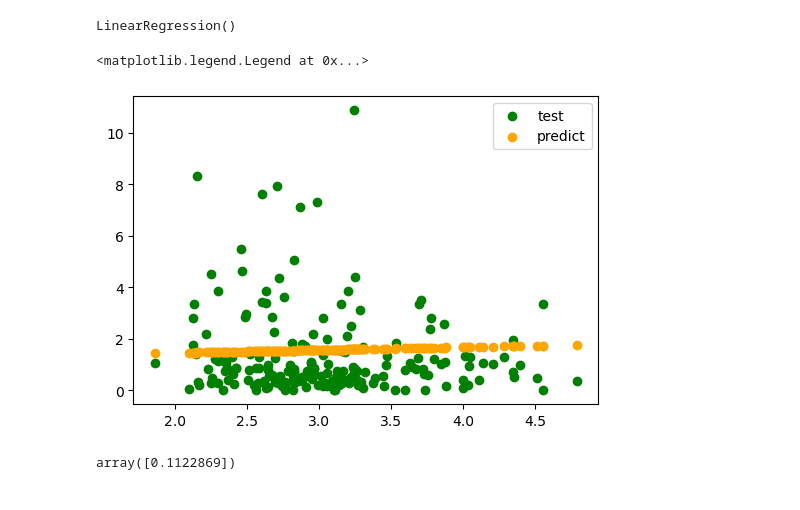
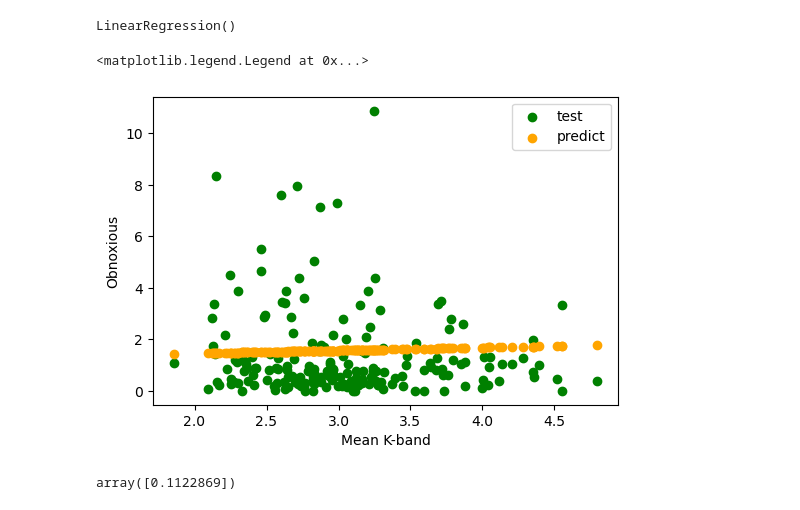
Before and after one commit to Data-Science-for-Linguists-2023/TED-Talk-Rating-Analysis, a Jupyter notebook: code/TED_talk_Analysis.ipynb, the cells around one changed output. Drawn from its saved outputs; the diff is of its cells as text; code cells hidden in the pictures.

Commit message:
minor updates in images

```diff
--- a/code/TED_talk_Analysis.ipynb
+++ b/code/TED_talk_Analysis.ipynb
@@ -395,15 +395,17 @@ obs_pred = obs_regressor.predict(kband_test)
 # %%
 fig = plt.figure(figsize=(6,4))
 fig.set_facecolor('white')
 ax = fig.add_subplot()
 
 ax.scatter(kband_test, obs_test, color = 'green', marker = 'o', label = "test")
 ax.scatter(kband_test, obs_pred, color = 'orange', marker = 'o', label = "predict")
+ax.set_xlabel("Mean K-band")
+ax.set_ylabel("Obnoxious")
 
 ax.legend()
 # %% [output]
 <matplotlib.legend.Legend at 0x...>
-[figure, old version]
+[figure, new version]
 # %%
 # calculate the coefficient; the strength of the correlation
 obs_regressor.coef_
```
Also changed, not shown: parts of 1 cell of this notebook.
